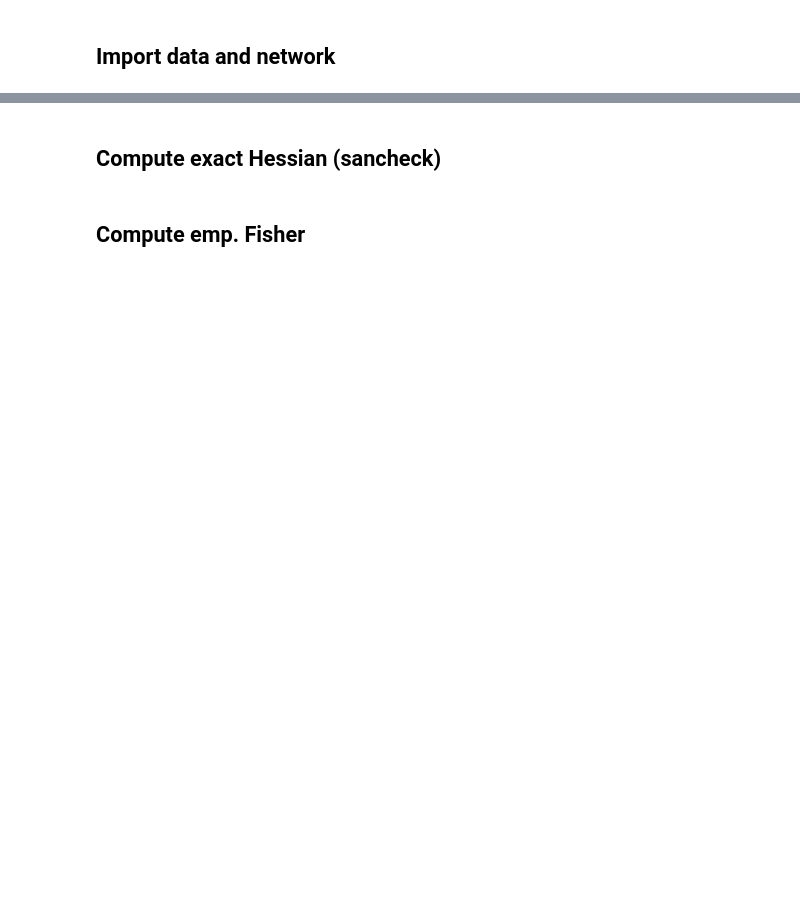
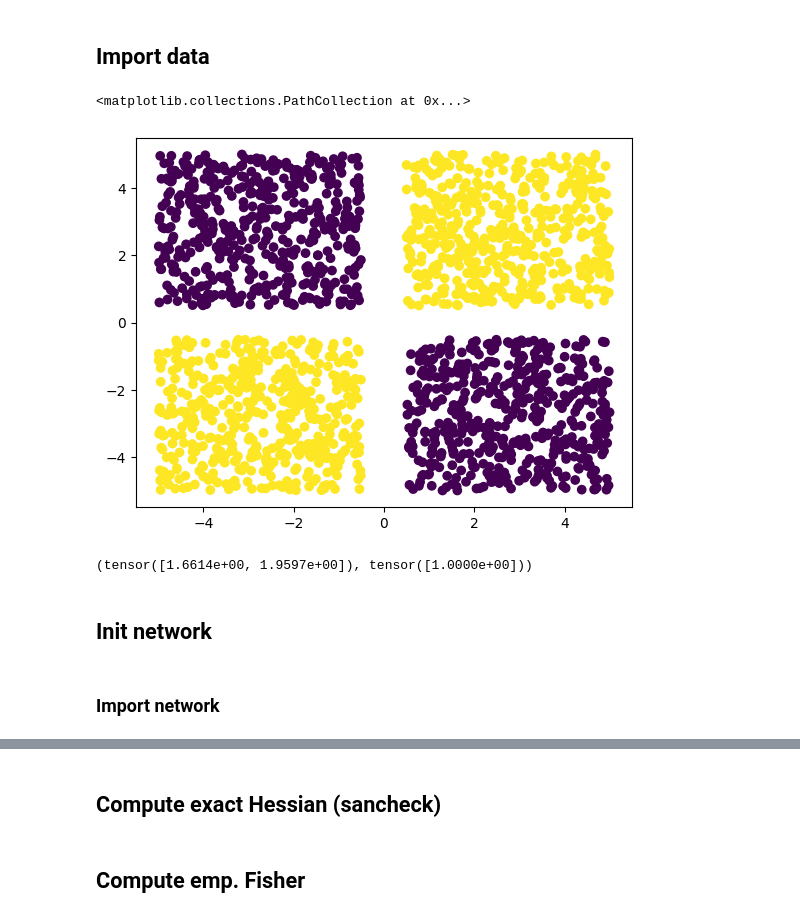
Before and after one commit to JuliaTrustworthyAI/LaplaceRedux.jl, a Jupyter notebook: dev/notebooks/KFAC/sb/Trial_KFAC_Torch.py.ipynb, the cells around one changed output, grey strips where cells are left out. Drawn from its saved outputs; the diff is of its cells as text; code cells hidden in the pictures; blank space fills up the shorter version.

```diff
--- a/dev/notebooks/KFAC/sb/Trial_KFAC_Torch.py.ipynb
+++ b/dev/notebooks/KFAC/sb/Trial_KFAC_Torch.py.ipynb
@@ -18,2 +23,2 @@ torch.set_printoptions(sci_mode=False)
 # %% [markdown]
-## Import data and network
+## Import data
@@ -23,3 +25,11 @@ import pandas as pd
 # %%
 X_df = pd.read_csv('X.csv')
 Y_df = pd.read_csv('Y.csv')
+
+x = torch.from_numpy(X_df.to_numpy()).to(torch.float32)
+y = torch.from_numpy(Y_df.to_numpy()).to(torch.float32)
+
+plt.scatter(X_df['Column1'], X_df['Column2'], c=Y_df['Column1'])
+# %% [output]
+<matplotlib.collections.PathCollection at 0x...>
+[figure, added]
@@ -28,0 +36,6 @@ y = torch.from_numpy(Y_df.to_numpy()).to(torch.float32)
+# %%
+list(zip(x, y))[0]
+# %% [output]
+(tensor([1.6614e+00, 1.9597e+00]), tensor([1.0000e+00]))
+# %% [markdown]
+## Init network
@@ -29 +52,3 @@ y = torch.from_numpy(Y_df.to_numpy()).to(torch.float32)
+# %% [markdown]
+### Import network
 # %%
```
Also changed, not shown: parts of 29 cells of this notebook.
